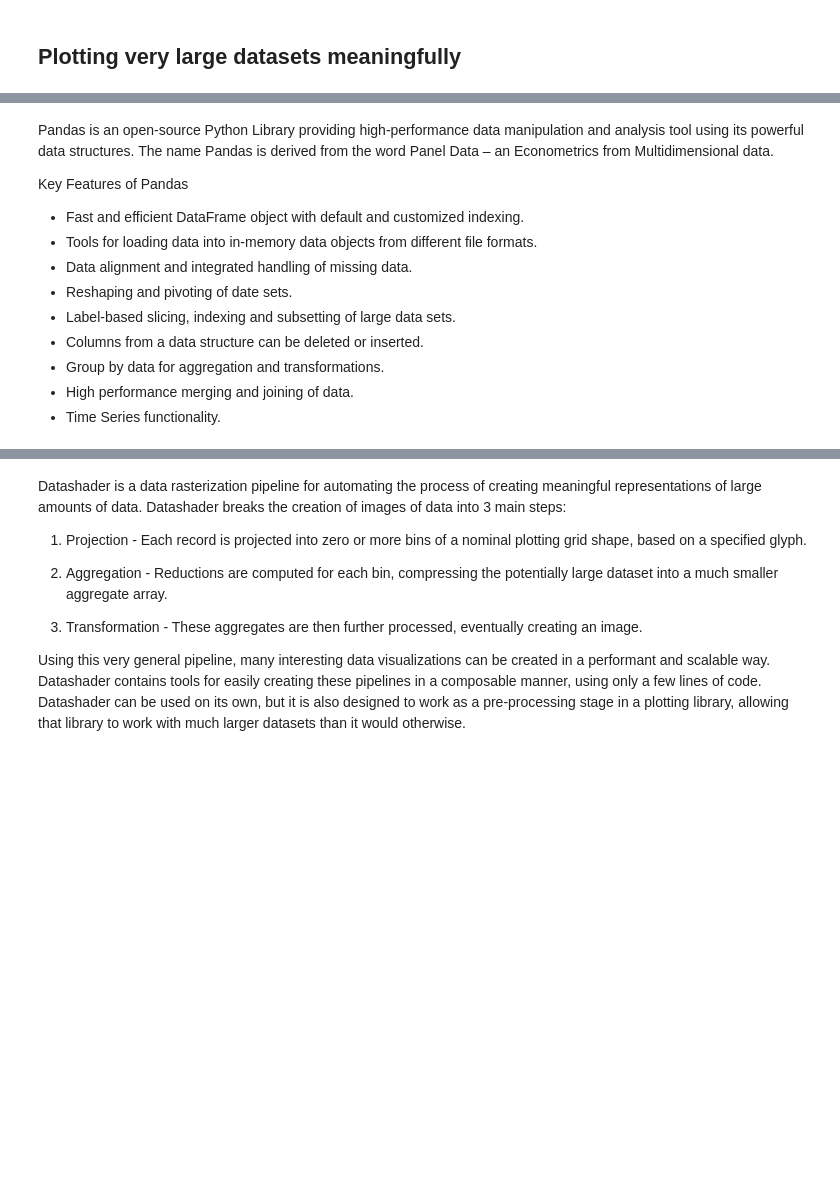
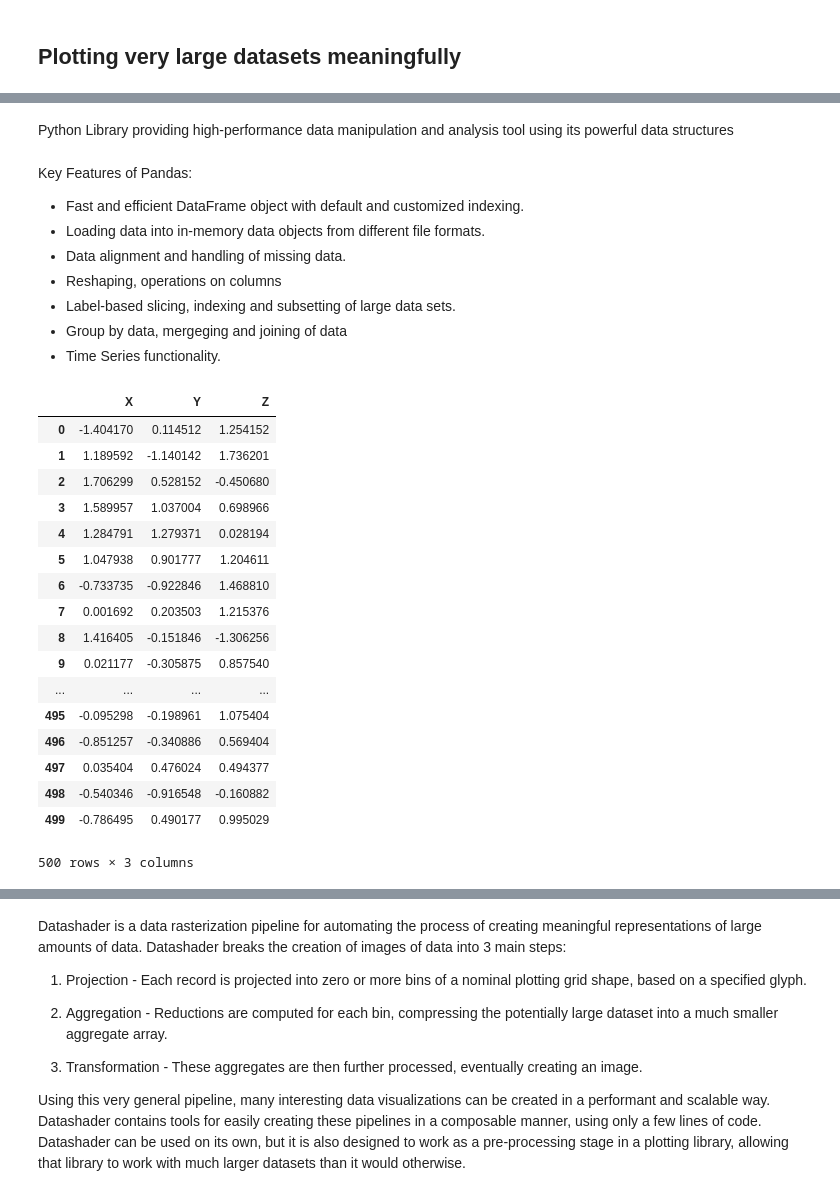
Before and after one commit to alTeska/data_visualization_talk, a Jupyter notebook: data_talk.ipynb, the cells around one changed output, grey strips where cells are left out. Cells and saved outputs as stored; diff of their text form; code cells hidden in the pictures; blank space fills up the shorter version.

Commit message:
updated talk, split to stuff and few details missing, asapted to RISE

```diff
--- a/data_talk.ipynb
+++ b/data_talk.ipynb
@@ -43,17 +44,14 @@ Remarks: create somemthing in pandas -> visualization with seaborn and/or datash
 ![Image](./images/pandas.png)
+# %% [markdown]
+Python Library providing high-performance data manipulation and analysis tool using its powerful data structures
 # %% [markdown]
-Pandas is an open-source Python Library providing high-performance data manipulation and analysis tool using its powerful data structures. The name Pandas is derived from the word Panel Data – an Econometrics from Multidimensional data.
-
-Key Features of Pandas
-
+Key Features of Pandas:
 - Fast and efficient DataFrame object with default and customized indexing.
-- Tools for loading data into in-memory data objects from different file formats.
-- Data alignment and integrated handling of missing data.
-- Reshaping and pivoting of date sets.
+- Loading data into in-memory data objects from different file formats.
+- Data alignment and handling of missing data.
+- Reshaping, operations on columns
 - Label-based slicing, indexing and subsetting of large data sets.
-- Columns from a data structure can be deleted or inserted.
-- Group by data for aggregation and transformations.
-- High performance merging and joining of data.
+- Group by data, mergeging and joining of data
 - Time Series functionality.
 # %%
 import pandas as pd
@@ -67,0 +58,23 @@ def blues_reds(offset=0.5,pts=300):
+# %%
+# Creating structured dataset
+data = pd.DataFrame(np.random.randn(500,3), columns=list('XYZ'))
+data
+# %% [output]
+|  | X | Y | Z |
+| 0 | -1.404170 | 0.114512 | 1.254152 |
+| 1 | 1.189592 | -1.140142 | 1.736201 |
+| 2 | 1.706299 | 0.528152 | -0.450680 |
+| 3 | 1.589957 | 1.037004 | 0.698966 |
+| 4 | 1.284791 | 1.279371 | 0.028194 |
+| 5 | 1.047938 | 0.901777 | 1.204611 |
+| 6 | -0.733735 | -0.922846 | 1.468810 |
+| 7 | 0.001692 | 0.203503 | 1.215376 |
+| 8 | 1.416405 | -0.151846 | -1.306256 |
+| 9 | 0.021177 | -0.305875 | 0.857540 |
+| ... | ... | ... | ... |
+| 495 | -0.095298 | -0.198961 | 1.075404 |
+| 496 | -0.851257 | -0.340886 | 0.569404 |
+| 497 | 0.035404 | 0.476024 | 0.494377 |
+| 498 | -0.540346 | -0.916548 | -0.160882 |
+| 499 | -0.786495 | 0.490177 | 0.995029 |
+500 rows × 3 columns
```
Also changed, not shown: parts of 70 cells of this notebook, 5 other files.
